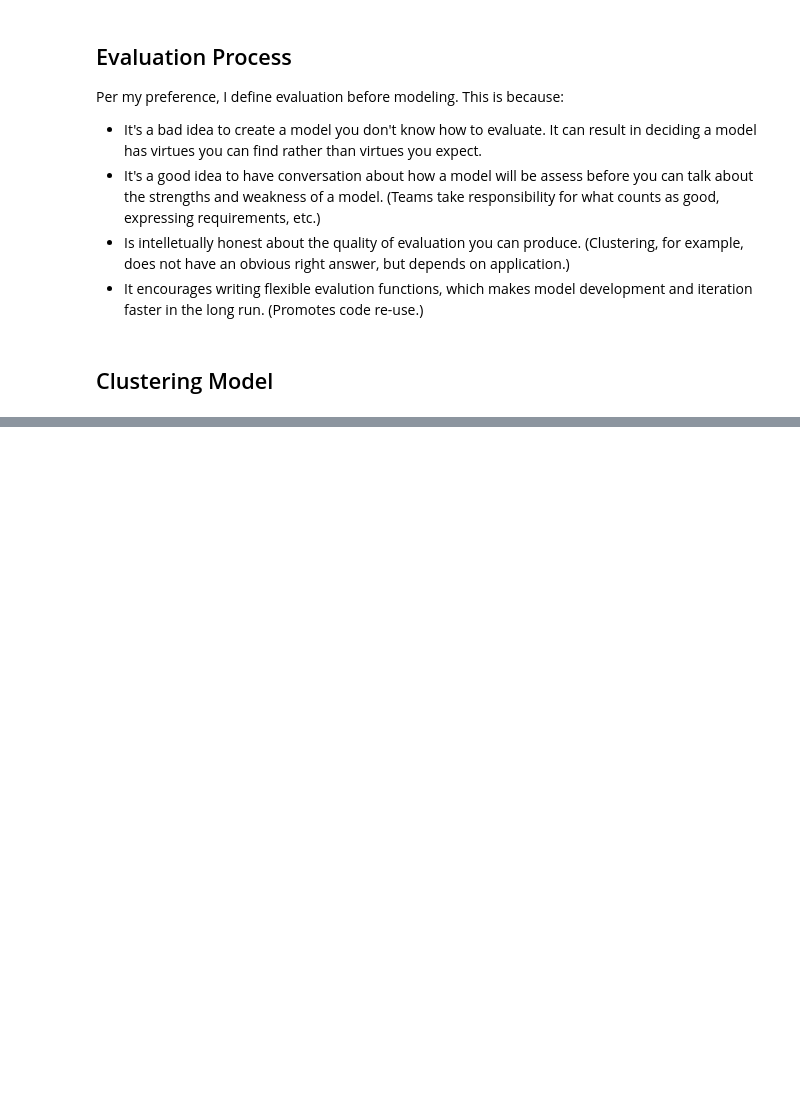
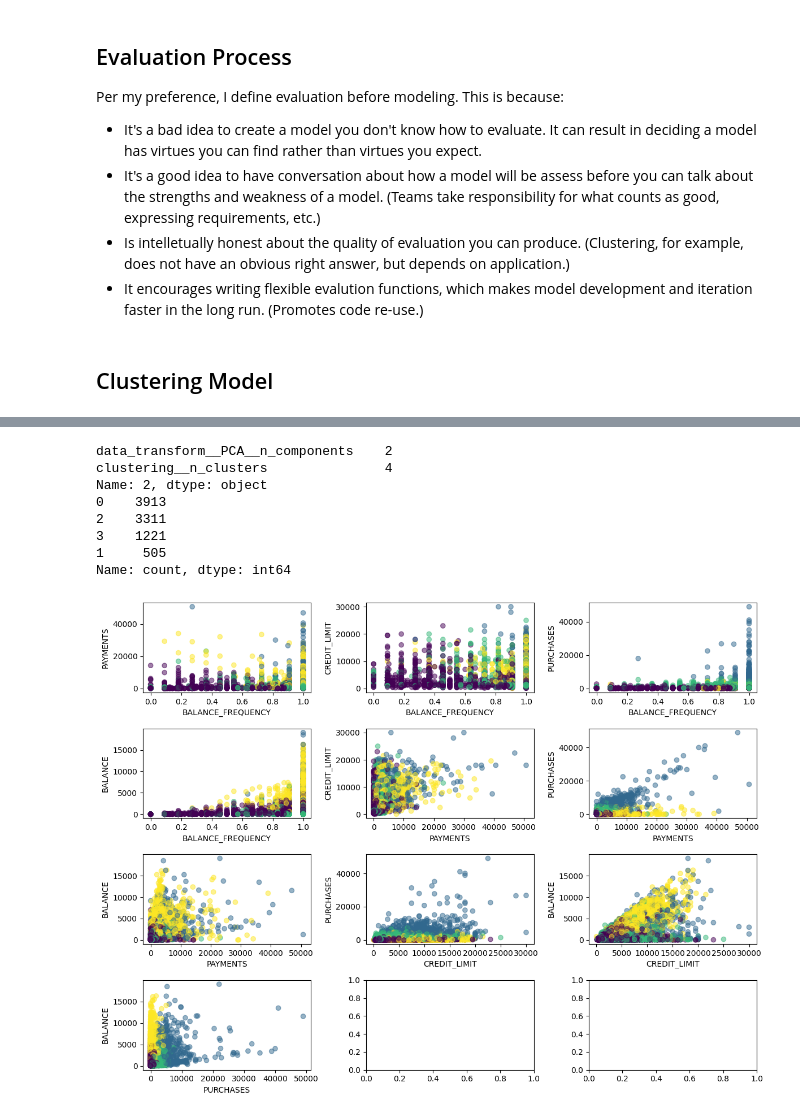
Before and after one commit to philosofool/philosofool, a Jupyter notebook: clustering.ipynb, the cells around one changed output, grey strips where cells are left out. Drawn from its saved outputs; the diff is of its cells as text; code cells hidden in the pictures; blank space fills up the shorter version.

```diff
--- a/clustering.ipynb
+++ b/clustering.ipynb
@@ -378,0 +481,15 @@ Along these lines, investigation of DBSCAN and other clustering models is also r
+# %%
+model_2 = extract_model(scores, 2)
+model_2.fit(clean_data(df))
+print(pd.Series(model_2.named_steps['clustering'].labels_).value_counts())
+cluster_characteristics(model_2, df)
+# %% [output]
+data_transform__PCA__n_components    2
+clustering__n_clusters               4
+Name: 2, dtype: object
+0    3913
+2    3311
+3    1221
+1     505
+Name: count, dtype: int64
+[figure, added]
```
Also changed, not shown: parts of 15 cells of this notebook, 2 other files.
